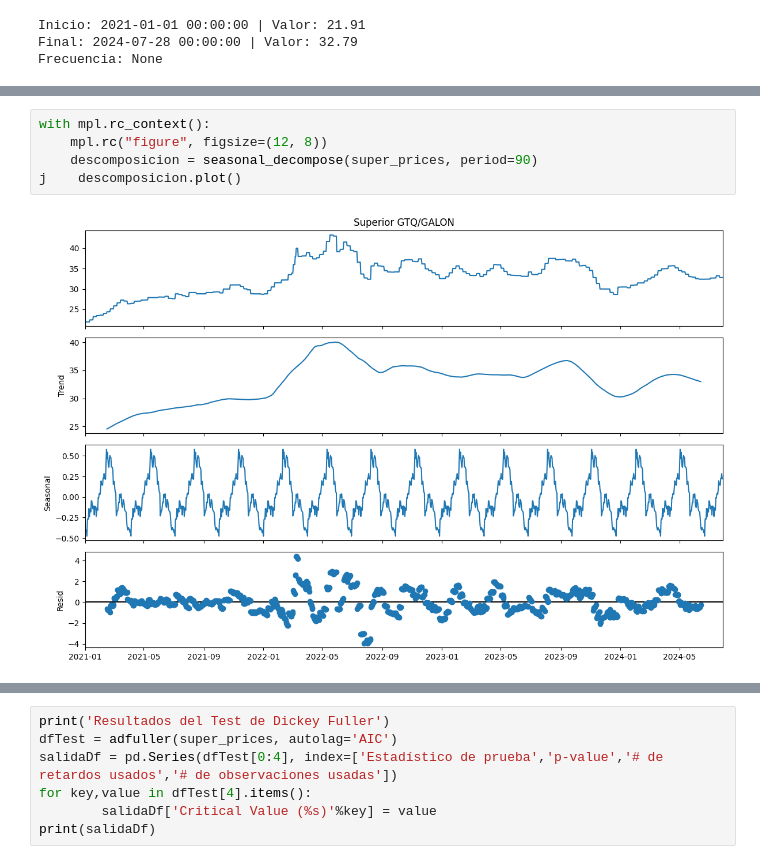
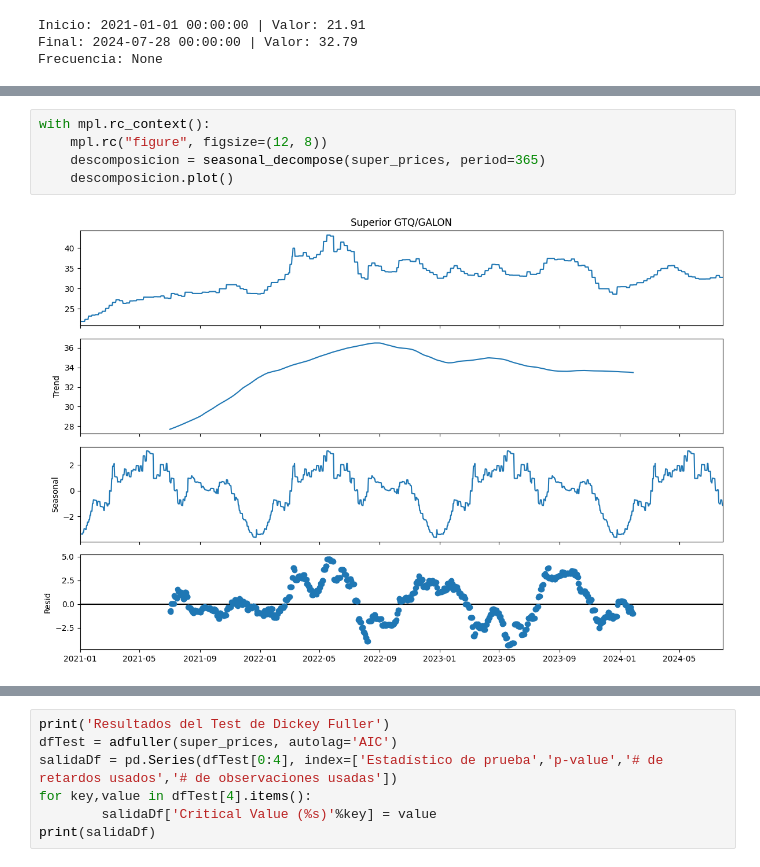
Before and after one commit to VIL20776/Laboratorio2-DataScience, a Jupyter notebook: lab2-prices.ipynb, the cells around one changed output, grey strips where cells are left out. Drawn from its saved outputs; the diff is of its cells as text.

```diff
--- a/lab2-prices.ipynb
+++ b/lab2-prices.ipynb
@@ -95,7 +95,7 @@ plt.show()
 # %%
 with mpl.rc_context():
     mpl.rc("figure", figsize=(12, 8))
-    descomposicion = seasonal_decompose(super_prices, period=90)
-j    descomposicion.plot()
+    descomposicion = seasonal_decompose(super_prices, period=365)
+    descomposicion.plot()
 # %% [output]
-[figure, old version]
+[figure, new version]
```
Also changed, not shown: parts of 9 cells of this notebook.
